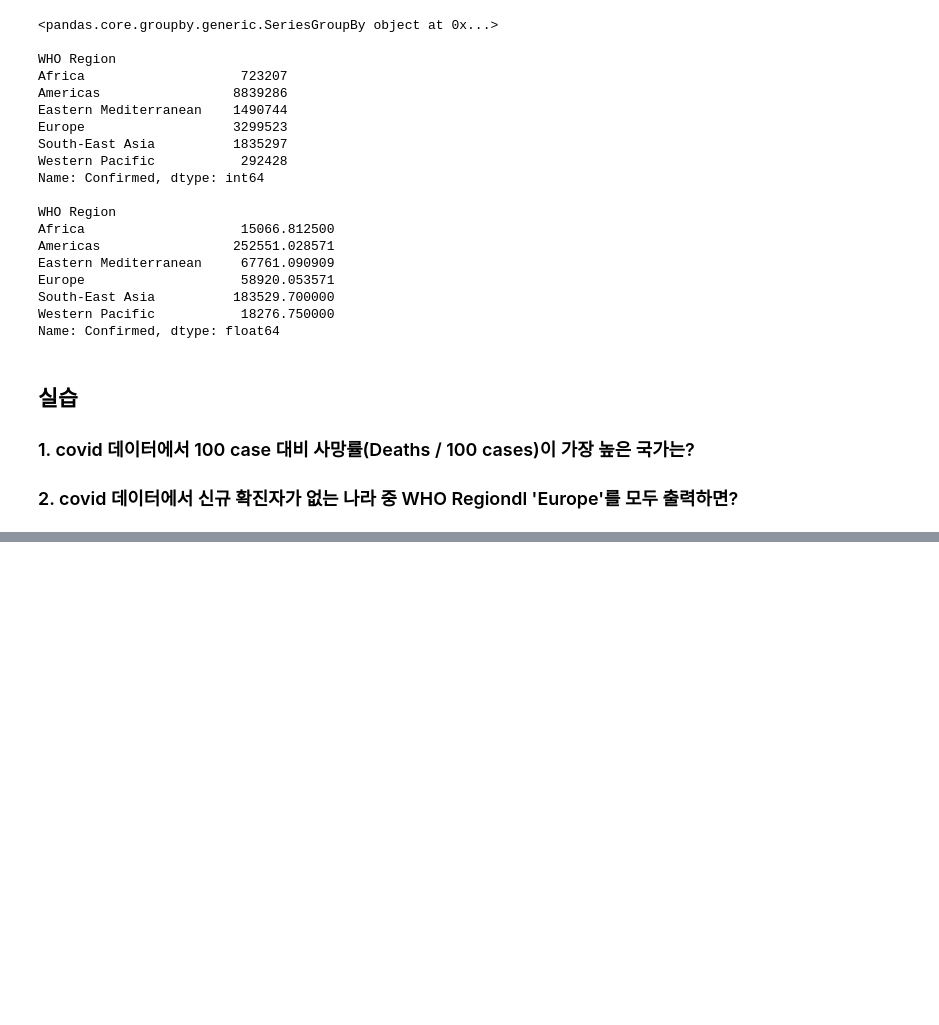
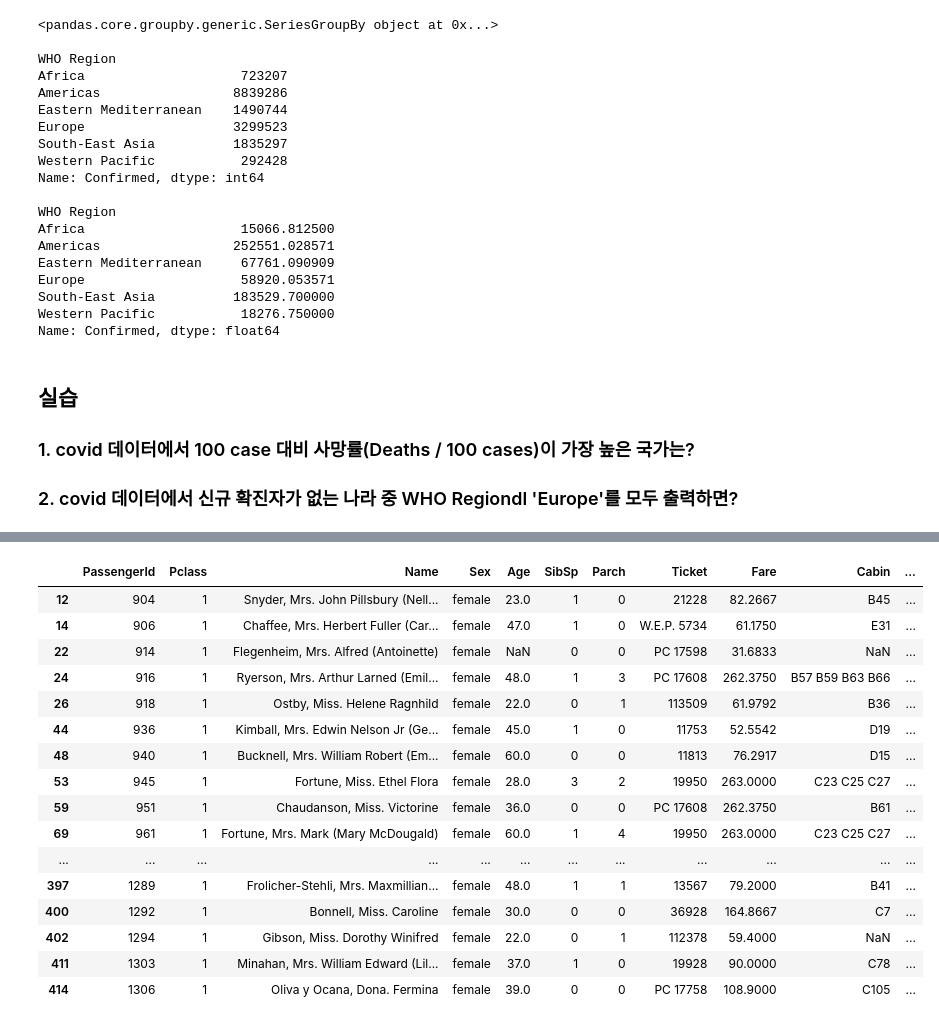
Before and after one commit to JitHoon/cnuai, a Jupyter notebook: julyEducation/week1_pandas.ipynb, the cells around one changed output, grey strips where cells are left out. Drawn from its saved outputs; the diff is of its cells as text; code cells hidden in the pictures; blank space fills up the shorter version.

```diff
--- a/julyEducation/week1_pandas.ipynb
+++ b/julyEducation/week1_pandas.ipynb
@@ -381,0 +384,7 @@ Name: Confirmed, dtype: float64
+# %%
+import pandas as pd
+titanic = pd.read_csv("./test.csv")
+titanic
+
+titanic.head(5)
+titanic.tail(5)
@@ -381,0 +447,21 @@ Name: Confirmed, dtype: float64
+# %%
+# 1등석이면서 여자인 승객
+titanic[(titanic["Pclass"] == 1) & (titanic["Sex"] == 'female')]
+# %% [output]
+|  | PassengerId | Pclass | Name | Sex | Age | SibSp | Parch | Ticket | Fare | Cabin | ... |
+| 12 | 904 | 1 | Snyder, Mrs. John Pillsbury (Nell... | female | 23.0 | 1 | 0 | 21228 | 82.2667 | B45 | ... |
+| 14 | 906 | 1 | Chaffee, Mrs. Herbert Fuller (Car... | female | 47.0 | 1 | 0 | W.E.P. 5734 | 61.1750 | E31 | ... |
+| 22 | 914 | 1 | Flegenheim, Mrs. Alfred (Antoinette) | female | NaN | 0 | 0 | PC 17598 | 31.6833 | NaN | ... |
+| 24 | 916 | 1 | Ryerson, Mrs. Arthur Larned (Emil... | female | 48.0 | 1 | 3 | PC 17608 | 262.3750 | B57 B59 B63 B66 | ... |
+| 26 | 918 | 1 | Ostby, Miss. Helene Ragnhild | female | 22.0 | 0 | 1 | 113509 | 61.9792 | B36 | ... |
+| 44 | 936 | 1 | Kimball, Mrs. Edwin Nelson Jr (Ge... | female | 45.0 | 1 | 0 | 11753 | 52.5542 | D19 | ... |
+| 48 | 940 | 1 | Bucknell, Mrs. William Robert (Em... | female | 60.0 | 0 | 0 | 11813 | 76.2917 | D15 | ... |
+| 53 | 945 | 1 | Fortune, Miss. Ethel Flora | female | 28.0 | 3 | 2 | 19950 | 263.0000 | C23 C25 C27 | ... |
+| 59 | 951 | 1 | Chaudanson, Miss. Victorine | female | 36.0 | 0 | 0 | PC 17608 | 262.3750 | B61 | ... |
+| 69 | 961 | 1 | Fortune, Mrs. Mark (Mary McDougald) | female | 60.0 | 1 | 4 | 19950 | 263.0000 | C23 C25 C27 | ... |
+| ... | ... | ... | ... | ... | ... | ... | ... | ... | ... | ... | ... |
+| 397 | 1289 | 1 | Frolicher-Stehli, Mrs. Maxmillian... | female | 48.0 | 1 | 1 | 13567 | 79.2000 | B41 | ... |
+| 400 | 1292 | 1 | Bonnell, Miss. Caroline | female | 30.0 | 0 | 0 | 36928 | 164.8667 | C7 | ... |
+| 402 | 1294 | 1 | Gibson, Miss. Dorothy Winifred | female | 22.0 | 0 | 1 | 112378 | 59.4000 | NaN | ... |
+| 411 | 1303 | 1 | Minahan, Mrs. William Edward (Lil... | female | 37.0 | 1 | 0 | 19928 | 90.0000 | C78 | ... |
+| 414 | 1306 | 1 | Oliva y Ocana, Dona. Fermina | female | 39.0 | 0 | 0 | PC 17758 | 108.9000 | C105 | ... |
```
Also changed, not shown: parts of 12 cells of this notebook, 6 other files.
